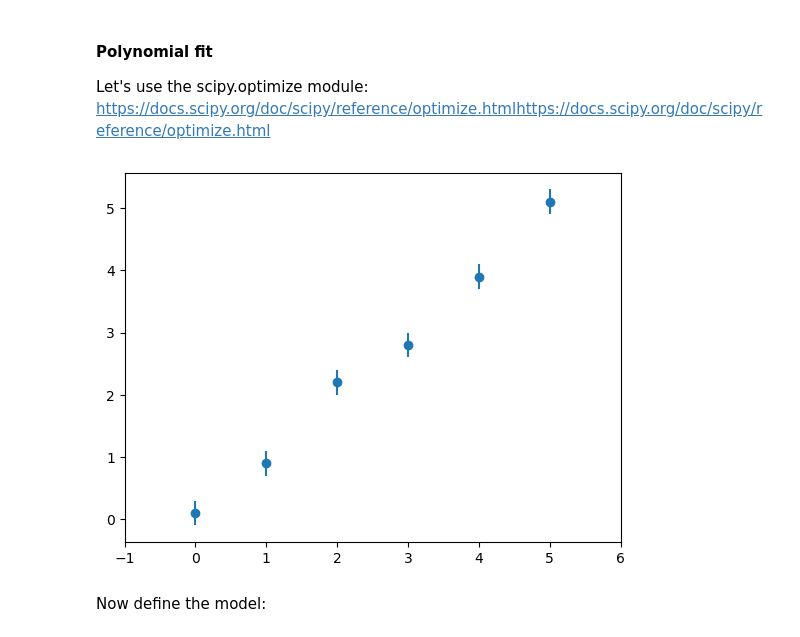
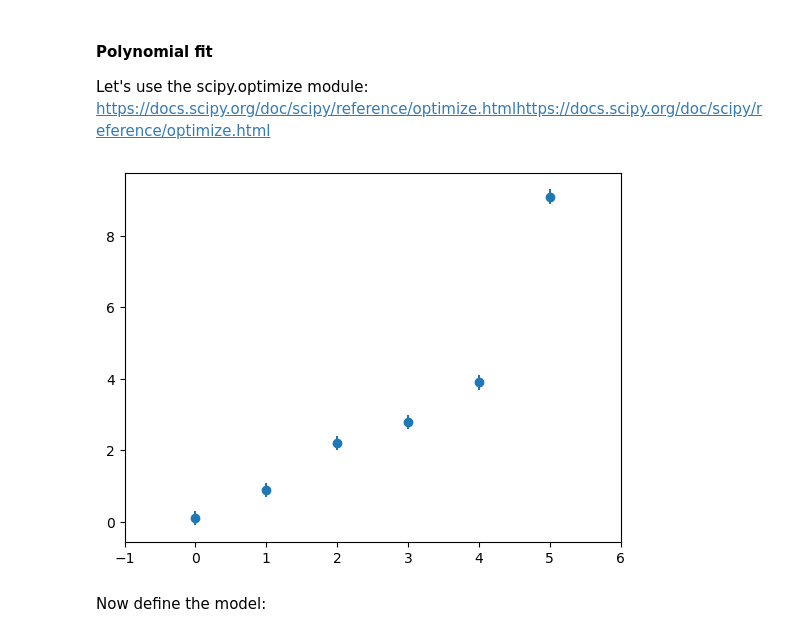
Before and after one commit to ds-connectors/Physics-88-SP23, a Jupyter notebook: Week07/L05/Lecture05.ipynb, the cells around one changed output. Cells and saved outputs as stored; diff of their text form; code cells hidden in the pictures.

```diff
--- a/Week07/L05/Lecture05.ipynb
+++ b/Week07/L05/Lecture05.ipynb
@@ -231,23 +231,23 @@ Let's use the scipy.optimize module: https://docs.scipy.org/doc/scipy/reference/
 # %%
 import numpy as np
 import matplotlib.pyplot as plt
 import scipy.optimize as fitter
 
 
 # Generate artificial data = straight line with a=0 and b=1
 # plus some noise.
 a0 = 0
 b0 = 1
 xdata = np.array([0.0,1.0,2.0,3.0,4.0,5.0])  # Voltage (V)
-ydata = np.array([0.1,0.9,2.2,2.8,3.9,5.1])  # current (A)
+ydata = np.array([0.1,0.9,2.2,2.8,3.9,9.1])  # current (A)
 sigma = np.array([1.0,1.0,1.0,1.0,1.0,1.0])*0.2  # 0.2 A error in current
 
 # plot it
 plt.errorbar(xdata, ydata, xerr=0, yerr=sigma, fmt='o')
 plt.xlim(-1,6)
 plt.show()
 # %% [output]
-[figure, old version]
+[figure, new version]
 # %% [markdown]
 Now define the model:
 # %%
```
Also changed, not shown: parts of 5 cells of this notebook, 2 other files.
